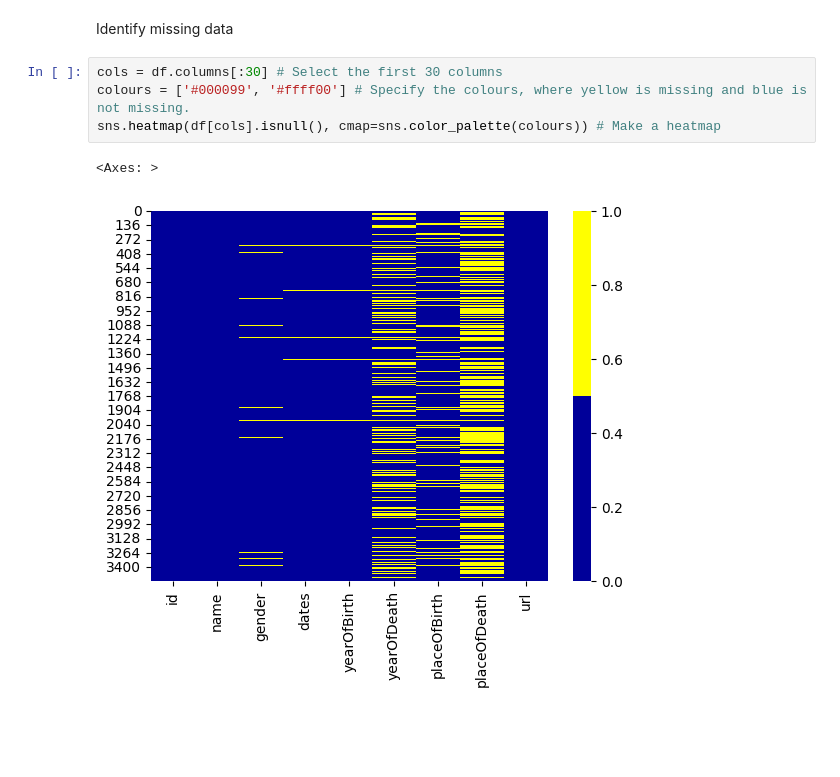
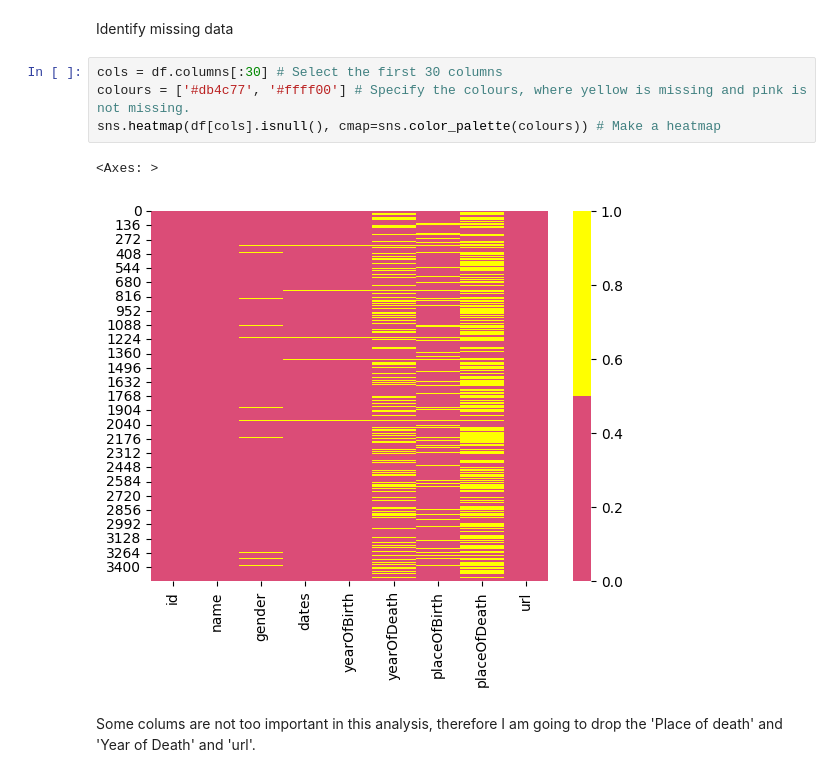
Before and after one commit to jennylzx/SSI-mentorship, a Jupyter notebook: notebooks/Tate_Artists.ipynb, the cells around one changed output. Cells and saved outputs as stored; diff of their text form; blank space fills up the shorter version.

```diff
--- a/notebooks/Tate_Artists.ipynb
+++ b/notebooks/Tate_Artists.ipynb
@@ -70,8 +76,10 @@ The non-numeric columns are ['name' 'gender' 'dates' 'placeOfBirth' 'placeOfDeat
 Identify missing data
 # %%
 cols = df.columns[:30] # Select the first 30 columns
-colours = ['#000099', '#ffff00'] # Specify the colours, where yellow is missing and blue is not missing.
+colours = ['#db4c77', '#ffff00'] # Specify the colours, where yellow is missing and pink is not missing.
 sns.heatmap(df[cols].isnull(), cmap=sns.color_palette(colours)) # Make a heatmap
 # %% [output]
 <Axes: >
-[figure, old version]
+[figure, new version]
+# %% [markdown]
+Some colums are not too important in this analysis, therefore I am going to drop the 'Place of death' and 'Year of Death' and 'url'.
```
Also changed, not shown: parts of 17 cells of this notebook, 1 other file.
